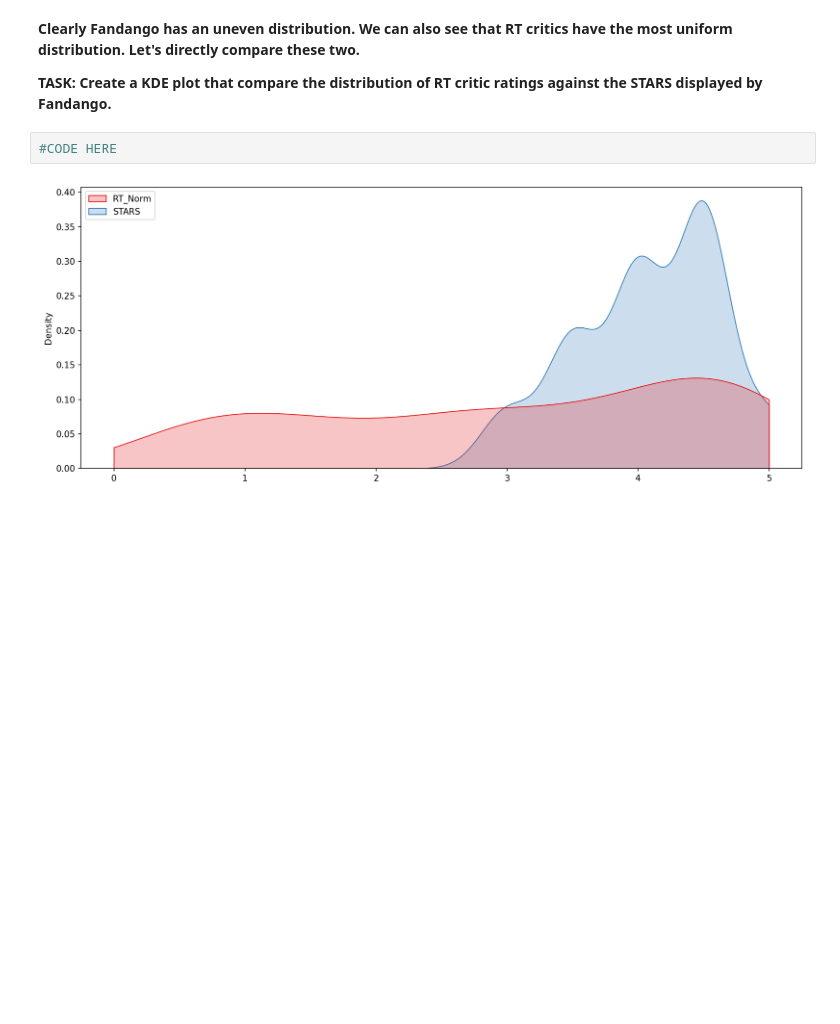
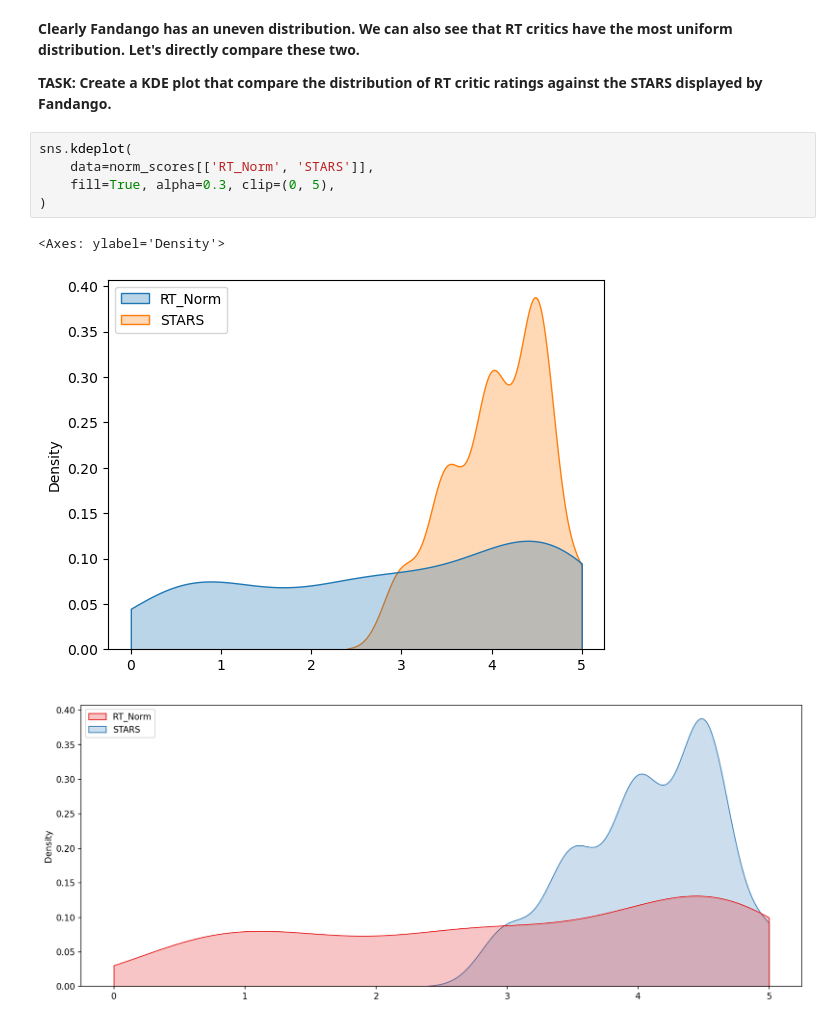
Before and after one commit to Cotidie/STEADY, a Jupyter notebook: data-science/04-movie-rating-project.ipynb, the cells around one changed output. Cells and saved outputs as stored; diff of their text form; blank space fills up the shorter version.

```diff
--- a/data-science/04-movie-rating-project.ipynb
+++ b/data-science/04-movie-rating-project.ipynb
@@ -597,8 +659,14 @@ Quick Note if you have issues moving the legend for a seaborn kdeplot: https://g
 **Clearly Fandango has an uneven distribution. We can also see that RT critics have the most uniform distribution. Let's directly compare these two.**
 
 **TASK: Create a KDE plot that compare the distribution of RT critic ratings against the STARS displayed by Fandango.**
-# %%
-#CODE HERE
+# %%
+sns.kdeplot(
+    data=norm_scores[['RT_Norm', 'STARS']],
+    fill=True, alpha=0.3, clip=(0, 5),
+)
+# %% [output]
+<Axes: ylabel='Density'>
+[figure, added]
 # %%
 # %% [output]
 [figure]
```
Also changed, not shown: parts of 14 cells of this notebook, 6 other files.
